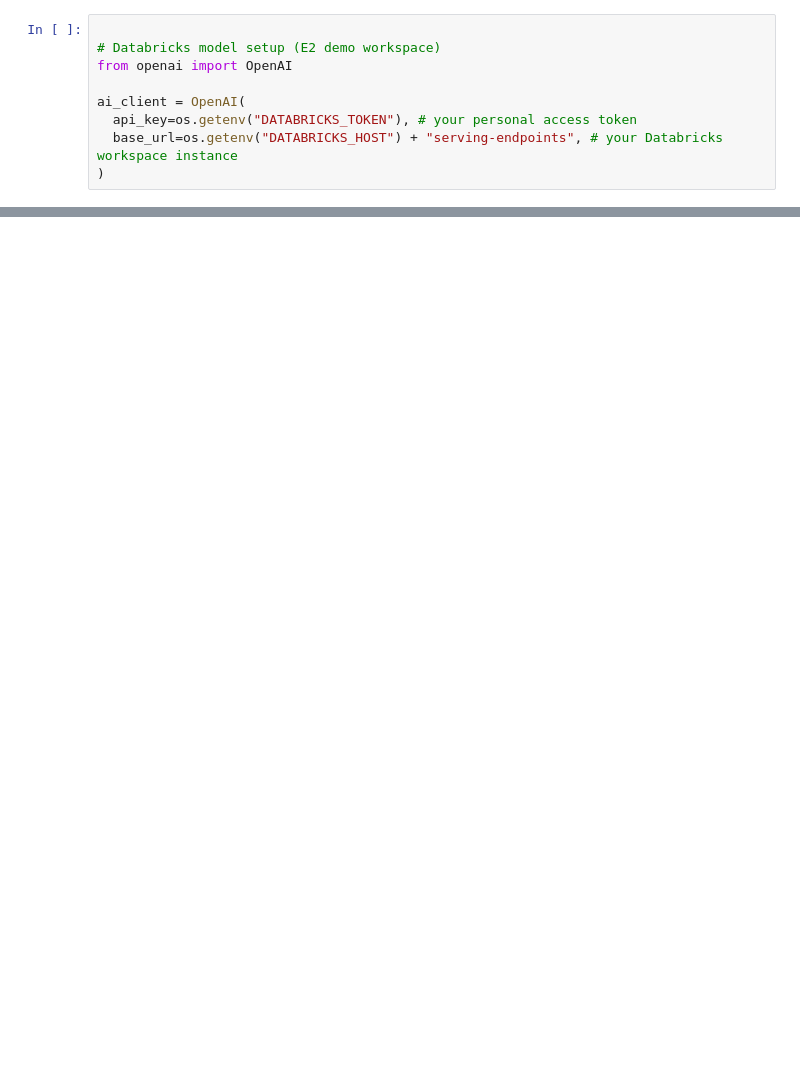
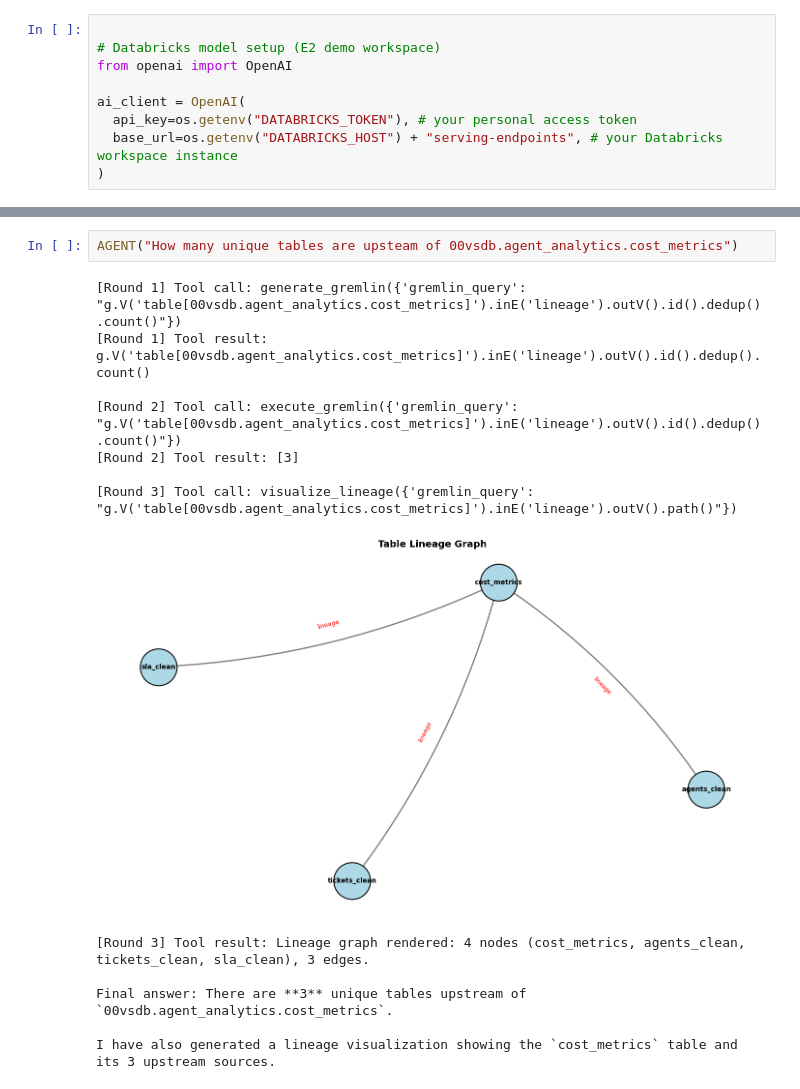
Before and after one commit to Blackkadder/voice-to-rag, a Jupyter notebook: backend/agents/dev_notebook.ipynb, the cells around one changed output, grey strips where cells are left out. Cells and saved outputs as stored; diff of their text form; blank space fills up the shorter version.

```diff
--- a/backend/agents/dev_notebook.ipynb
+++ b/backend/agents/dev_notebook.ipynb
@@ -150,0 +222,16 @@ What is the lineage of table 00vsdb.agent_analytics.agents_clean?
+# %%
+AGENT("How many unique tables are upsteam of 00vsdb.agent_analytics.cost_metrics")
+# %% [output]
+[Round 1] Tool call: generate_gremlin({'gremlin_query': "g.V('table[00vsdb.agent_analytics.cost_metrics]').inE('lineage').outV().id().dedup().count()"})
+[Round 1] Tool result: g.V('table[00vsdb.agent_analytics.cost_metrics]').inE('lineage').outV().id().dedup().count()
+
+[Round 2] Tool call: execute_gremlin({'gremlin_query': "g.V('table[00vsdb.agent_analytics.cost_metrics]').inE('lineage').outV().id().dedup().count()"})
+[Round 2] Tool result: [3]
+
+[Round 3] Tool call: visualize_lineage({'gremlin_query': "g.V('table[00vsdb.agent_analytics.cost_metrics]').inE('lineage').outV().path()"})
+[figure, added]
+[Round 3] Tool result: Lineage graph rendered: 4 nodes (cost_metrics, agents_clean, tickets_clean, sla_clean), 3 edges.
+
+Final answer: There are **3** unique tables upstream of `00vsdb.agent_analytics.cost_metrics`.
+
+I have also generated a lineage visualization showing the `cost_metrics` table and its 3 upstream sources.
```
Also changed, not shown: parts of 12 cells of this notebook, 5 other files.
